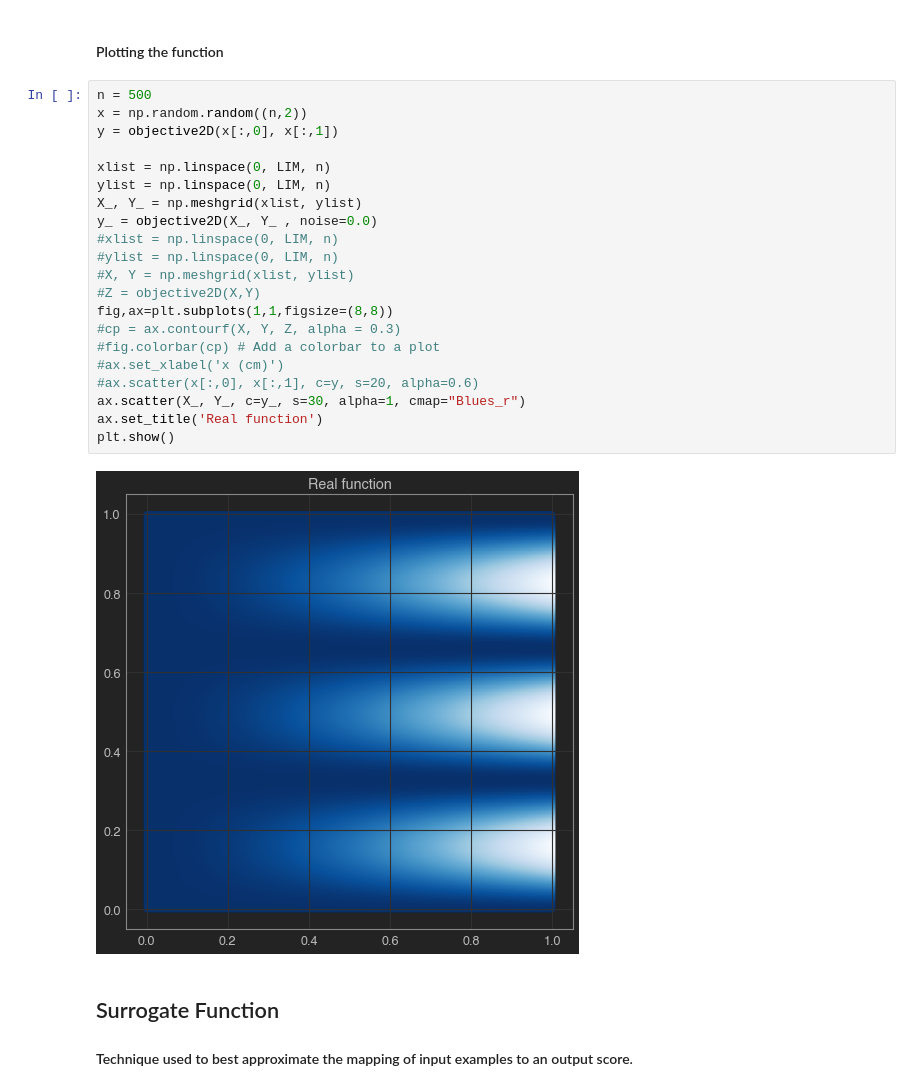
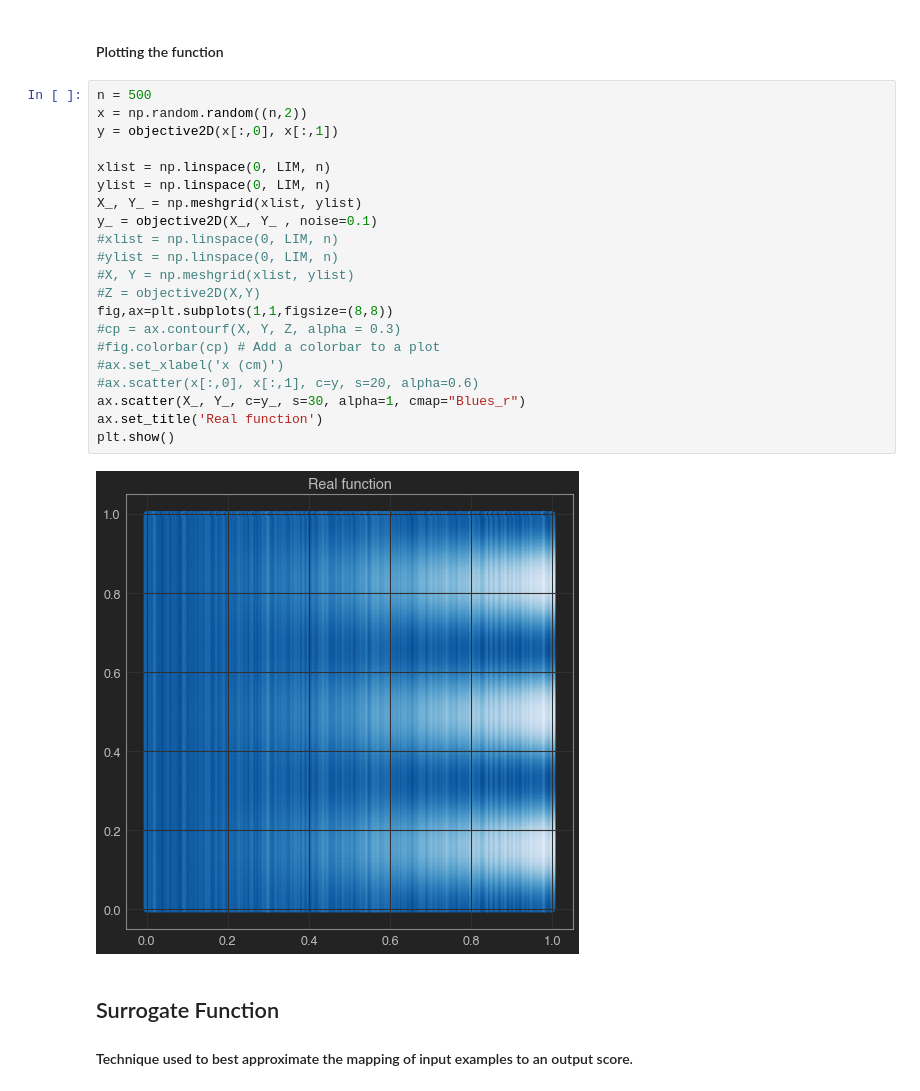
Before and after one commit to mjadiaz/learn-bayesian-optimization, a Jupyter notebook: notebooks/2D-GPBO-PI.ipynb, the cells around one changed output. Saved outputs shown, nothing was run; the diff lists cells and outputs as text.

```diff
--- a/notebooks/2D-GPBO-PI.ipynb
+++ b/notebooks/2D-GPBO-PI.ipynb
@@ -30,26 +30,26 @@ def objective2D(x,y, noise=0.0, obs=100, sigma=10):
 # %%
 n = 500
 x = np.random.random((n,2))
 y = objective2D(x[:,0], x[:,1])
 
 xlist = np.linspace(0, LIM, n)
 ylist = np.linspace(0, LIM, n)
 X_, Y_ = np.meshgrid(xlist, ylist)
-y_ = objective2D(X_, Y_ , noise=0.0)
+y_ = objective2D(X_, Y_ , noise=0.1)
 #xlist = np.linspace(0, LIM, n)
 #ylist = np.linspace(0, LIM, n)
 #X, Y = np.meshgrid(xlist, ylist)
 #Z = objective2D(X,Y)
 fig,ax=plt.subplots(1,1,figsize=(8,8))
 #cp = ax.contourf(X, Y, Z, alpha = 0.3)
 #fig.colorbar(cp) # Add a colorbar to a plot
 #ax.set_xlabel('x (cm)')
 #ax.scatter(x[:,0], x[:,1], c=y, s=20, alpha=0.6)
 ax.scatter(X_, Y_, c=y_, s=30, alpha=1, cmap="Blues_r")
 ax.set_title('Real function')
 plt.show()
 # %% [output]
-[figure, old version]
+[figure, new version]
 # %% [markdown]
 ## Surrogate Function
 #### Technique used to best approximate the mapping of input examples to an output score.
```
